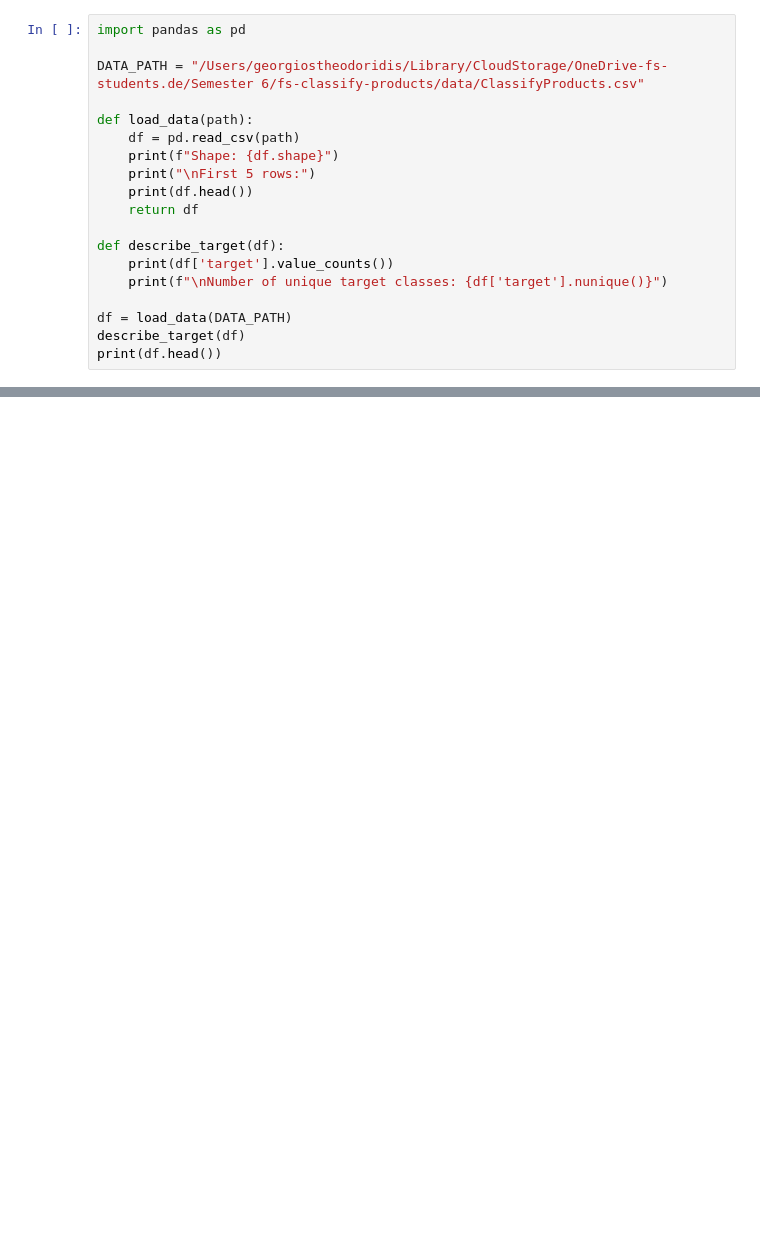
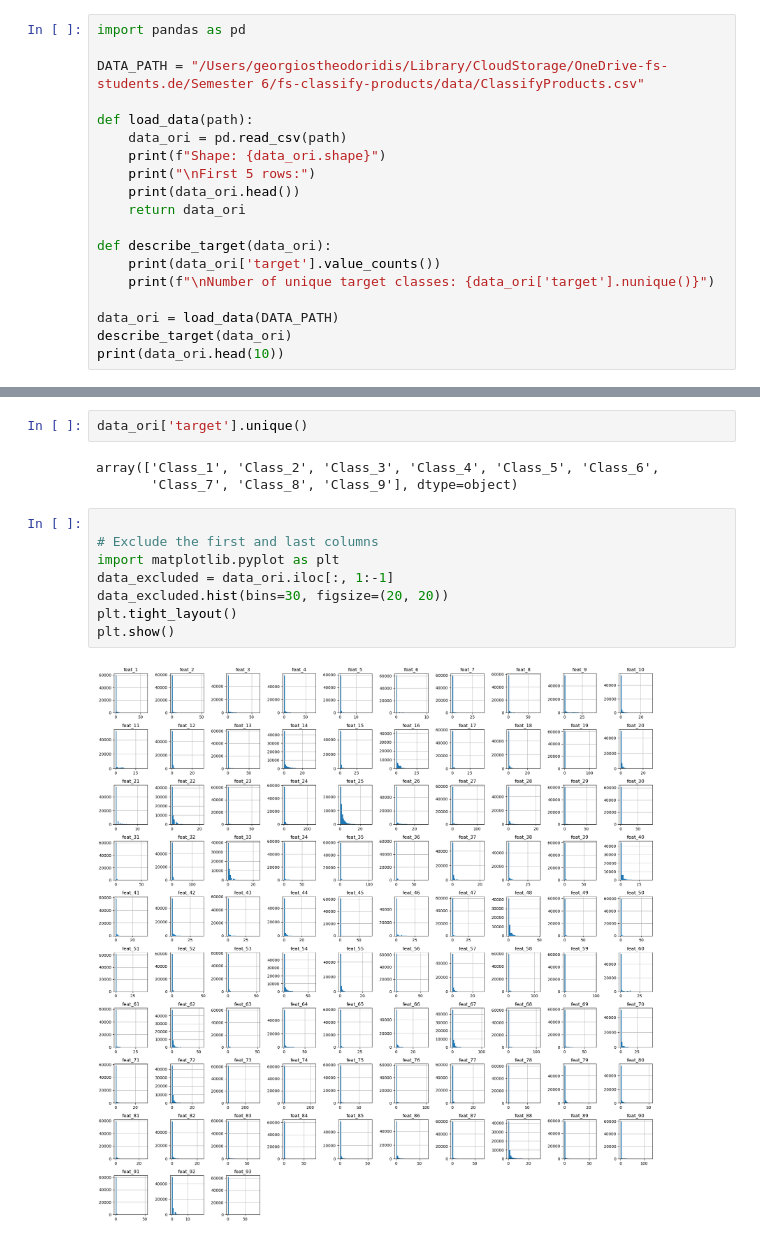
Before and after one commit to o2ba/fs-classify-products, a Jupyter notebook: data/Georgios & Joscha Random Forest/Georgios.ipynb, the cells around one changed output, grey strips where cells are left out. Cells and saved outputs as stored; diff of their text form; blank space fills up the shorter version.

```diff
--- a/data/Georgios & Joscha Random Forest/Georgios.ipynb
+++ b/data/Georgios & Joscha Random Forest/Georgios.ipynb
@@ -4,19 +6,19 @@ import pandas as pd
 DATA_PATH = "/Users/georgiostheodoridis/Library/CloudStorage/OneDrive-fs-students.de/Semester 6/fs-classify-products/data/ClassifyProducts.csv"
 
 def load_data(path):
-    df = pd.read_csv(path)
-    print(f"Shape: {df.shape}")
+    data_ori = pd.read_csv(path)
+    print(f"Shape: {data_ori.shape}")
     print("\nFirst 5 rows:")
-    print(df.head())
-    return df
+    print(data_ori.head())
+    return data_ori
 
-def describe_target(df):
-    print(df['target'].value_counts())
-    print(f"\nNumber of unique target classes: {df['target'].nunique()}")
+def describe_target(data_ori):
+    print(data_ori['target'].value_counts())
+    print(f"\nNumber of unique target classes: {data_ori['target'].nunique()}")
 
-df = load_data(DATA_PATH)
-describe_target(df)
-print(df.head())
+data_ori = load_data(DATA_PATH)
+describe_target(data_ori)
+print(data_ori.head(10))
 # %% [output]
 Shape: (61878, 95)
 
@@ -37,0 +94,15 @@ First 5 rows:
+# %%
+data_ori['target'].unique()
+# %% [output]
+array(['Class_1', 'Class_2', 'Class_3', 'Class_4', 'Class_5', 'Class_6',
+       'Class_7', 'Class_8', 'Class_9'], dtype=object)
+# %%
+
+# Exclude the first and last columns
+import matplotlib.pyplot as plt
+data_excluded = data_ori.iloc[:, 1:-1]
+data_excluded.hist(bins=30, figsize=(20, 20))
+plt.tight_layout()
+plt.show()
+# %% [output]
+[figure, added]
```
Also changed, not shown: parts of 8 cells of this notebook.
